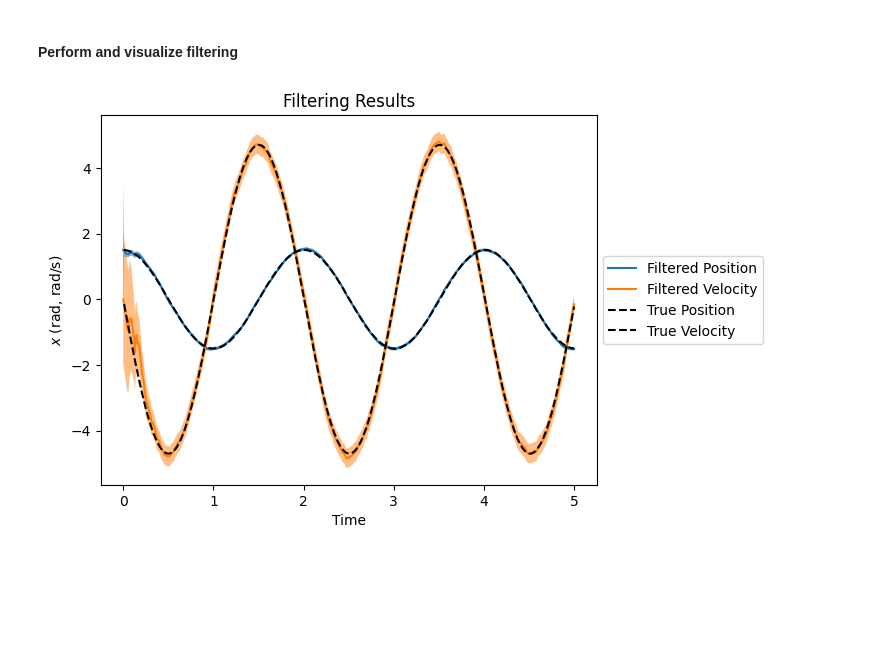
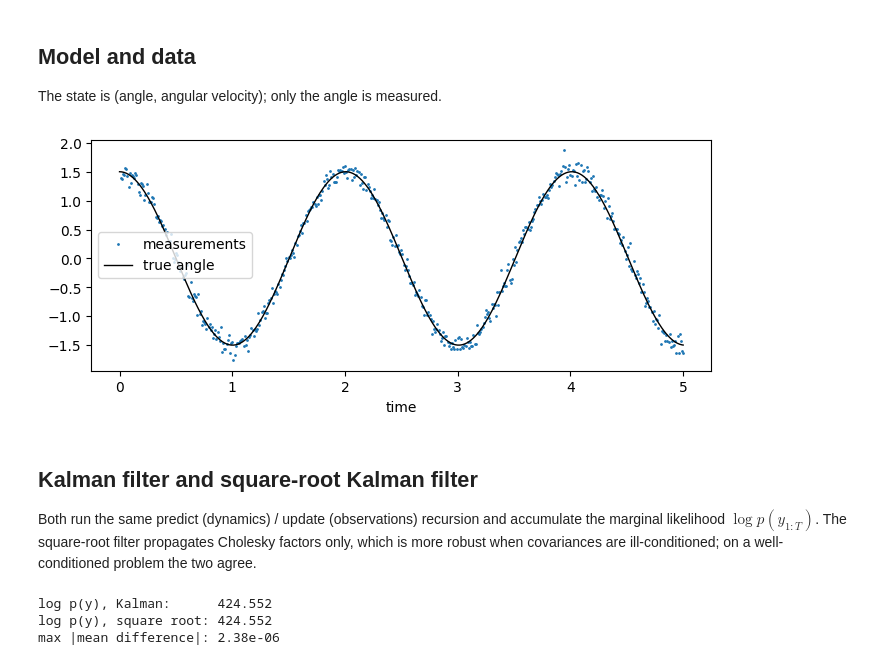
Before and after one commit to ngalioto/bside, a Jupyter notebook: examples/linear_filtering.ipynb, the cells around one changed output. Cells and saved outputs as stored; diff of their text form; code cells hidden in the pictures; blank space fills up the shorter version.

```diff
--- a/examples/linear_filtering.ipynb
+++ b/examples/linear_filtering.ipynb
@@ -72,2 +23,0 @@ filter = bside.KalmanFilter(model=sys)
-# %% [markdown]
-#### Perform and visualize filtering
@@ -82,11 +24,56 @@ m_filtered, P_filtered = bside.collate_filtering_distributions(xf)
-# %%
-bside.plot_filtering_distributions(m_filtered, P_filtered, t, labels=['Filtered Position', 'Filtered Velocity'])
-plt.plot(t[1:], x_true[:, 0], 'k--', label='True Position')
-plt.plot(t[1:], x_true[:, 1], 'k--', label='True Velocity')
-plt.title('Filtering Results')
-plt.xlabel('Time')
-plt.ylabel('$x$ (rad, rad/s)')
-plt.legend(bbox_to_anchor=(1.35, 0.5), loc='center right')
-plt.show()
-# %% [output]
-[figure, removed]
+# %% [markdown]
+## Model and data
+
+The state is (angle, angular velocity); only the angle is measured.
+# %%
+dt, g, qc, r = 0.01, 9.81, 0.1, 0.1
+T = 500
+xdim, ydim = 2, 1
+
+A = bside.Matrix(torch.linalg.matrix_exp(torch.tensor([[0.0, 1.0], [-g, 0.0]]) * dt))
+Sigma = bside.PSDMatrix(qc * torch.tensor([[dt**3 / 3, dt**2 / 2], [dt**2 / 2, dt]]))
+C = bside.Matrix(torch.tensor([[1.0, 0.0]]))
+Gamma = bside.PSDMatrix(torch.tensor([[r**2]]))
+
+dynamics = bside.LinearGaussianModel(model=bside.LinearModel(A), noise_cov=Sigma)
+observations = bside.LinearGaussianModel(model=bside.LinearModel(C), noise_cov=Gamma)
+ssm = bside.SSM(xdim=xdim, ydim=ydim, dynamics=dynamics, observations=observations)
+
+x0 = torch.tensor([1.5, 0.0])
+x_true, y = ssm.measure(x=x0, T=T, return_x=True)  # x_1..x_T and y_1..y_T
+x_true = torch.cat([x0[None], x_true])              # prepend x_0 to align with the filter history
+data = bside.Data(y=y)
+init_dist = bside.FilteringDistribution(mean=x0, cov=0.1 * torch.eye(xdim))
+
+t = torch.arange(T + 1) * dt
+plt.figure(figsize=(8, 3))
+plt.plot(t[1:], y, '.', ms=2, label='measurements')
+plt.plot(t, x_true[:, 0], 'k', lw=1, label='true angle')
+plt.xlabel('time')
+plt.legend()
+plt.show()
+# %% [output]
+[figure, added]
+# %% [markdown]
+## Kalman filter and square-root Kalman filter
+
+Both run the same predict (dynamics) / update (observations) recursion and
+accumulate the marginal likelihood $\log p(y_{1:T})$. The square-root filter
+propagates Cholesky factors only, which is more robust when covariances are
+ill-conditioned; on a well-conditioned problem the two agree.
+# %%
+kf = bside.KalmanFilter(ssm)
+kf_hist, kf_ll = kf.filter(data, init_dist, return_history=True, compute_log_prob=True)
+
+srkf = bside.SquareRootKalmanFilter(ssm)
+sr_hist, sr_ll = srkf.filter(data, init_dist, return_history=True, compute_log_prob=True)
+
+kf_m, kf_P = bside.collate_filtering_distributions(kf_hist)
+sr_m, sr_P = bside.collate_filtering_distributions(sr_hist)
+print(f'log p(y), Kalman:      {kf_ll.item():.3f}')
+print(f'log p(y), square root: {sr_ll.item():.3f}')
+print(f'max |mean difference|: {(kf_m - sr_m).abs().max().item():.2e}')
+# %% [output]
+log p(y), Kalman:      424.552
+log p(y), square root: 424.552
+max |mean difference|: 2.38e-06
```
Also changed, not shown: parts of 17 cells of this notebook, 17 other files.
